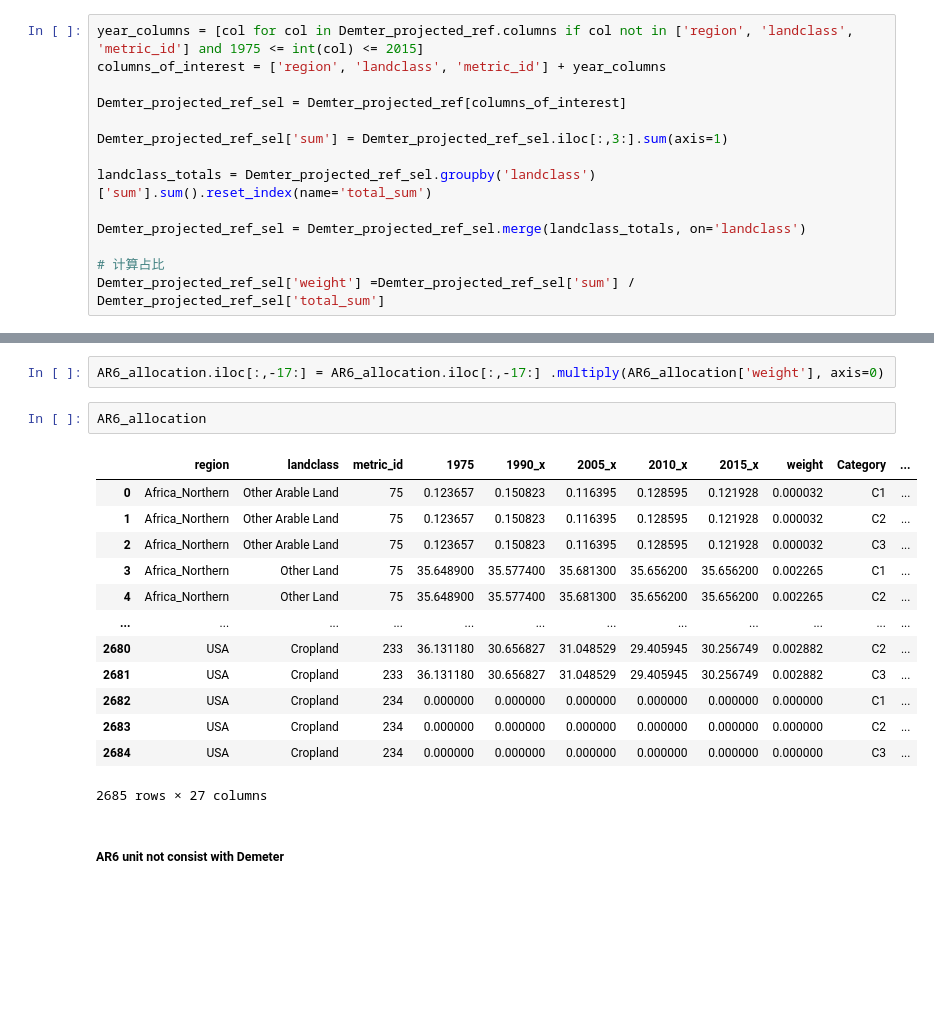
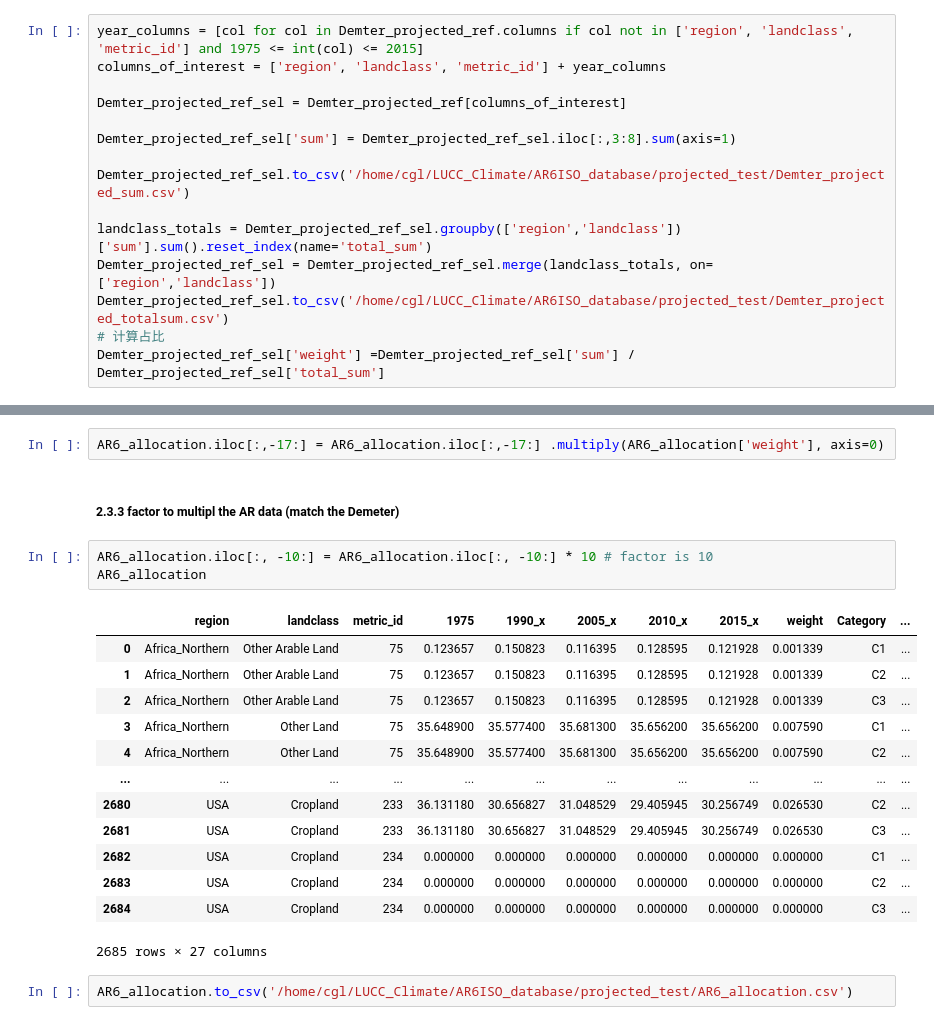
Before and after one commit to CGL5230/AR6-landues-databast-downscaling-by-Demeter, a Jupyter notebook: demeter_preprocessing.ipynb, the cells around one changed output, grey strips where cells are left out. Cells and saved outputs as stored; diff of their text form; blank space fills up the shorter version.

```diff
--- a/demeter_preprocessing.ipynb
+++ b/demeter_preprocessing.ipynb
@@ -327,12 +348,13 @@ columns_of_interest = ['region', 'landclass', 'metric_id'] + year_columns
 
 Demter_projected_ref_sel = Demter_projected_ref[columns_of_interest]
 
-Demter_projected_ref_sel['sum'] = Demter_projected_ref_sel.iloc[:,3:].sum(axis=1)
+Demter_projected_ref_sel['sum'] = Demter_projected_ref_sel.iloc[:,3:8].sum(axis=1)
 
-landclass_totals = Demter_projected_ref_sel.groupby('landclass')['sum'].sum().reset_index(name='total_sum')
+Demter_projected_ref_sel.to_csv('/home/cgl/LUCC_Climate/AR6ISO_database/projected_test/Demter_projected_sum.csv')
 
-Demter_projected_ref_sel = Demter_projected_ref_sel.merge(landclass_totals, on='landclass')
-
+landclass_totals = Demter_projected_ref_sel.groupby(['region','landclass'])['sum'].sum().reset_index(name='total_sum')
+Demter_projected_ref_sel = Demter_projected_ref_sel.merge(landclass_totals, on=['region','landclass'])
+Demter_projected_ref_sel.to_csv('/home/cgl/LUCC_Climate/AR6ISO_database/projected_test/Demter_projected_totalsum.csv')
 # 计算占比
 Demter_projected_ref_sel['weight'] =Demter_projected_ref_sel['sum'] / Demter_projected_ref_sel['total_sum']
 # %% [output]
@@ -413,21 +451,24 @@ AR6_allocation.columns[-17]
 '2020'
 # %%
 AR6_allocation.iloc[:,-17:] = AR6_allocation.iloc[:,-17:] .multiply(AR6_allocation['weight'], axis=0)
+# %% [markdown]
+##### 2.3.3 factor to multipl the AR data (match the Demeter)
 # %%
+AR6_allocation.iloc[:, -10:] = AR6_allocation.iloc[:, -10:] * 10 # factor is 10
 AR6_allocation
 # %% [output]
 |  | region | landclass | metric_id | 1975 | 1990_x | 2005_x | 2010_x | 2015_x | weight | Category | ... |
-| 0 | Africa_Northern | Other Arable Land | 75 | 0.123657 | 0.150823 | 0.116395 | 0.128595 | 0.121928 | 0.000032 | C1 | ... |
-| 1 | Africa_Northern | Other Arable Land | 75 | 0.123657 | 0.150823 | 0.116395 | 0.128595 | 0.121928 | 0.000032 | C2 | ... |
-| 2 | Africa_Northern | Other Arable Land | 75 | 0.123657 | 0.150823 | 0.116395 | 0.128595 | 0.121928 | 0.000032 | C3 | ... |
-| 3 | Africa_Northern | Other Land | 75 | 35.648900 | 35.577400 | 35.681300 | 35.656200 | 35.656200 | 0.002265 | C1 | ... |
-| 4 | Africa_Northern | Other Land | 75 | 35.648900 | 35.577400 | 35.681300 | 35.656200 | 35.656200 | 0.002265 | C2 | ... |
+| 0 | Africa_Northern | Other Arable Land | 75 | 0.123657 | 0.150823 | 0.116395 | 0.128595 | 0.121928 | 0.001339 | C1 | ... |
+| 1 | Africa_Northern | Other Arable Land | 75 | 0.123657 | 0.150823 | 0.116395 | 0.128595 | 0.121928 | 0.001339 | C2 | ... |
+| 2 | Africa_Northern | Other Arable Land | 75 | 0.123657 | 0.150823 | 0.116395 | 0.128595 | 0.121928 | 0.001339 | C3 | ... |
+| 3 | Africa_Northern | Other Land | 75 | 35.648900 | 35.577400 | 35.681300 | 35.656200 | 35.656200 | 0.007590 | C1 | ... |
+| 4 | Africa_Northern | Other Land | 75 | 35.648900 | 35.577400 | 35.681300 | 35.656200 | 35.656200 | 0.007590 | C2 | ... |
 | ... | ... | ... | ... | ... | ... | ... | ... | ... | ... | ... | ... |
-| 2680 | USA | Cropland | 233 | 36.131180 | 30.656827 | 31.048529 | 29.405945 | 30.256749 | 0.002882 | C2 | ... |
-| 2681 | USA | Cropland | 233 | 36.131180 | 30.656827 | 31.048529 | 29.405945 | 30.256749 | 0.002882 | C3 | ... |
+| 2680 | USA | Cropland | 233 | 36.131180 | 30.656827 | 31.048529 | 29.405945 | 30.256749 | 0.026530 | C2 | ... |
+| 2681 | USA | Cropland | 233 | 36.131180 | 30.656827 | 31.048529 | 29.405945 | 30.256749 | 0.026530 | C3 | ... |
 | 2682 | USA | Cropland | 234 | 0.000000 | 0.000000 | 0.000000 | 0.000000 | 0.000000 | 0.000000 | C1 | ... |
 | 2683 | USA | Cropland | 234 | 0.000000 | 0.000000 | 0.000000 | 0.000000 | 0.000000 | 0.000000 | C2 | ... |
 | 2684 | USA | Cropland | 234 | 0.000000 | 0.000000 | 0.000000 | 0.000000 | 0.000000 | 0.000000 | C3 | ... |
 2685 rows × 27 columns
-# %% [markdown]
-##### AR6 unit not consist with Demeter
+# %%
+AR6_allocation.to_csv('/home/cgl/LUCC_Climate/AR6ISO_database/projected_test/AR6_allocation.csv')
```
Also changed, not shown: parts of 5 cells of this notebook.
